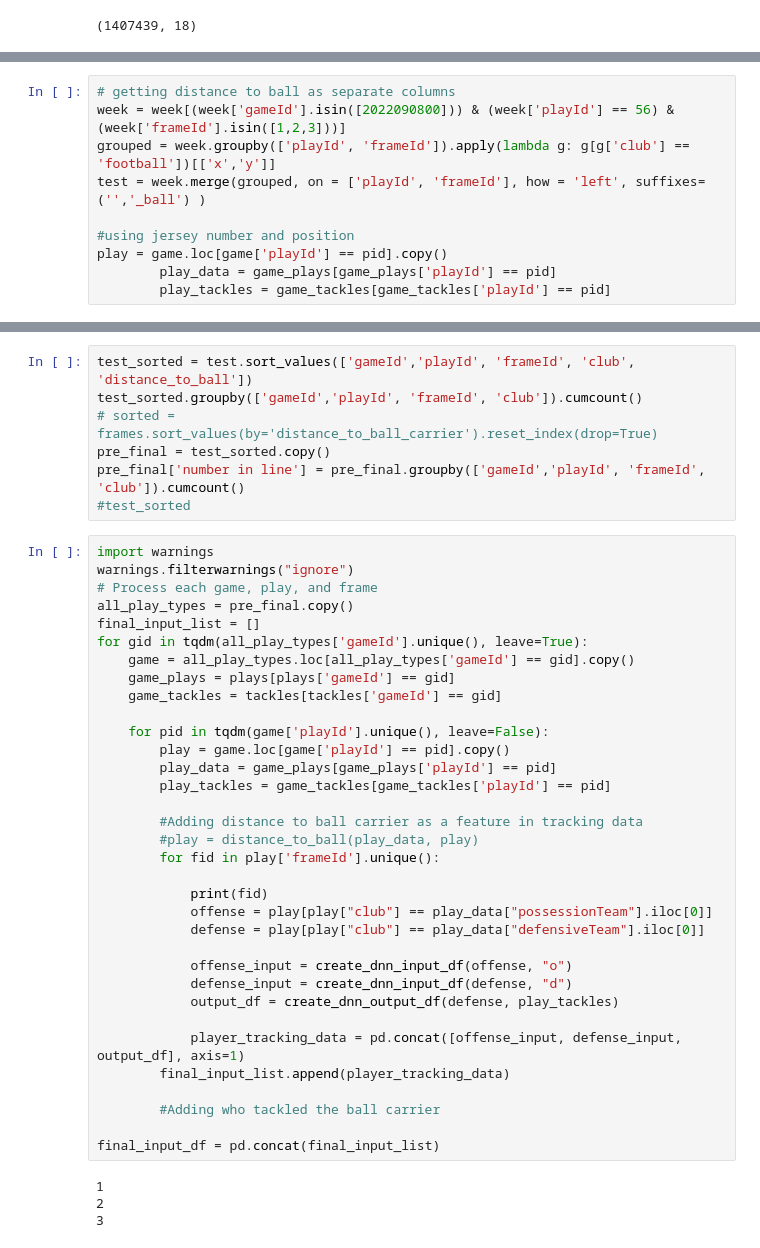
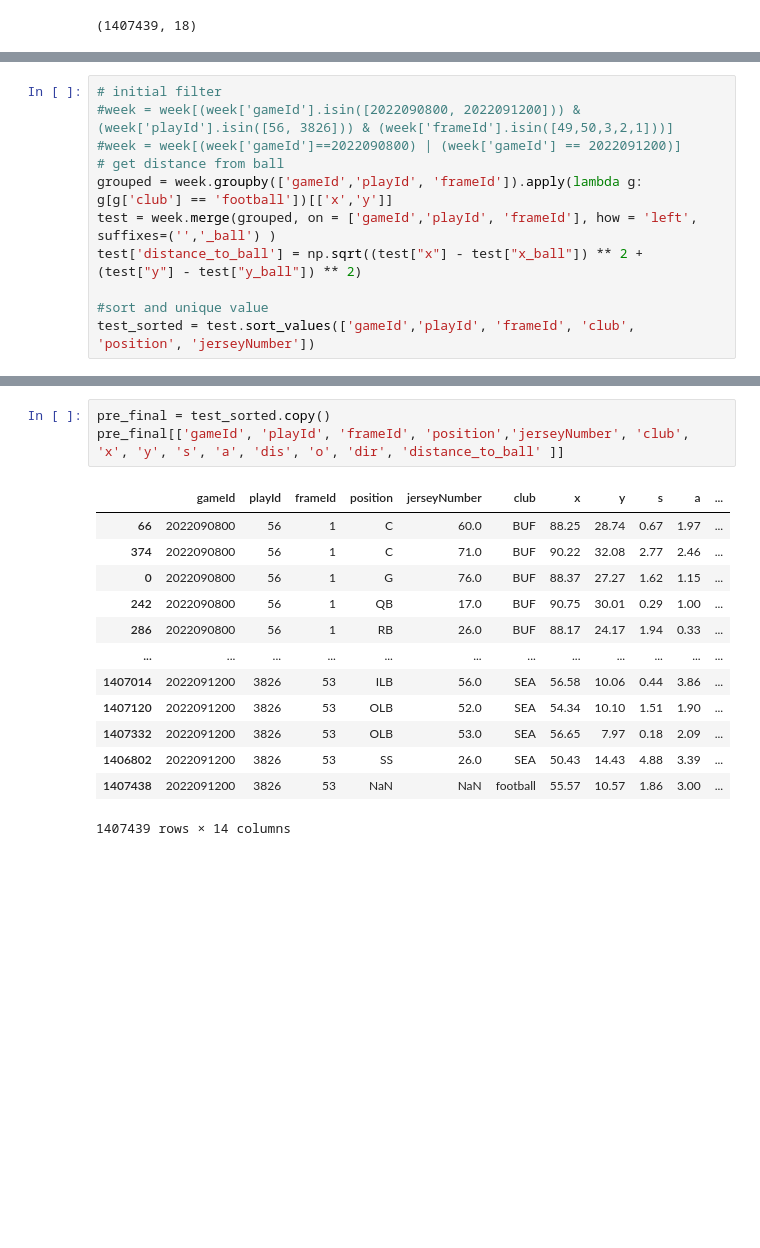
Before and after one commit to edzwil/big-data-bowl-2024, a Jupyter notebook: all_plays.ipynb, the cells around one changed output, grey strips where cells are left out. Saved outputs shown, nothing was run; the diff lists cells and outputs as text; blank space fills up the shorter version.

Commit message:
pt1: final input df

```diff
--- a/all_plays.ipynb
+++ b/all_plays.ipynb
@@ -127,10 +26,11 @@ Iterating through each Play
 # %%
-# getting distance to ball as separate columns
-week = week[(week['gameId'].isin([2022090800])) & (week['playId'] == 56) & (week['frameId'].isin([1,2,3]))]
-grouped = week.groupby(['playId', 'frameId']).apply(lambda g: g[g['club'] == 'football'])[['x','y']]
-test = week.merge(grouped, on = ['playId', 'frameId'], how = 'left', suffixes=('','_ball') )
+# initial filter
+#week = week[(week['gameId'].isin([2022090800, 2022091200])) & (week['playId'].isin([56, 3826])) & (week['frameId'].isin([49,50,3,2,1]))]
+#week = week[(week['gameId']==2022090800) | (week['gameId'] == 2022091200)]
+# get distance from ball
+grouped = week.groupby(['gameId','playId', 'frameId']).apply(lambda g: g[g['club'] == 'football'])[['x','y']]
+test = week.merge(grouped, on = ['gameId','playId', 'frameId'], how = 'left', suffixes=('','_ball') )
+test['distance_to_ball'] = np.sqrt((test["x"] - test["x_ball"]) ** 2 + (test["y"] - test["y_ball"]) ** 2)
 
-#using jersey number and position
-play = game.loc[game['playId'] == pid].copy()
-        play_data = game_plays[game_plays['playId'] == pid]
-        play_tackles = game_tackles[game_tackles['playId'] == pid]
+#sort and unique value
+test_sorted = test.sort_values(['gameId','playId', 'frameId', 'club', 'position', 'jerseyNumber'])
@@ -158,45 +37,17 @@ test['distance_to_ball'] = np.sqrt(
-# %%
-test_sorted = test.sort_values(['gameId','playId', 'frameId', 'club', 'distance_to_ball'])
-test_sorted.groupby(['gameId','playId', 'frameId', 'club']).cumcount()
-# sorted = frames.sort_values(by='distance_to_ball_carrier').reset_index(drop=True)
-pre_final = test_sorted.copy()
-pre_final['number in line'] = pre_final.groupby(['gameId','playId', 'frameId', 'club']).cumcount()
-#test_sorted
-# %%
-import warnings
-warnings.filterwarnings("ignore")
-# Process each game, play, and frame
-all_play_types = pre_final.copy()
-final_input_list = []
-for gid in tqdm(all_play_types['gameId'].unique(), leave=True):
-    game = all_play_types.loc[all_play_types['gameId'] == gid].copy()
-    game_plays = plays[plays['gameId'] == gid]
-    game_tackles = tackles[tackles['gameId'] == gid]
-
-    for pid in tqdm(game['playId'].unique(), leave=False):
-        play = game.loc[game['playId'] == pid].copy()
-        play_data = game_plays[game_plays['playId'] == pid]
-        play_tackles = game_tackles[game_tackles['playId'] == pid]
-
-        #Adding distance to ball carrier as a feature in tracking data
-        #play = distance_to_ball(play_data, play)
-        for fid in play['frameId'].unique():
-
-            print(fid)
-            offense = play[play["club"] == play_data["possessionTeam"].iloc[0]]
-            defense = play[play["club"] == play_data["defensiveTeam"].iloc[0]]
-
-            offense_input = create_dnn_input_df(offense, "o")
-            defense_input = create_dnn_input_df(defense, "d")
-            output_df = create_dnn_output_df(defense, play_tackles)
-
-            player_tracking_data = pd.concat([offense_input, defense_input, output_df], axis=1)
-        final_input_list.append(player_tracking_data)
-
-        #Adding who tackled the ball carrier
-
-final_input_df = pd.concat(final_input_list)
-# %% [output]
-1
-2
-3
+# %%
+pre_final = test_sorted.copy()
+pre_final[['gameId', 'playId', 'frameId', 'position','jerseyNumber', 'club', 'x', 'y', 's', 'a', 'dis', 'o', 'dir', 'distance_to_ball' ]]
+# %% [output]
+|  | gameId | playId | frameId | position | jerseyNumber | club | x | y | s | a | ... |
+| 66 | 2022090800 | 56 | 1 | C | 60.0 | BUF | 88.25 | 28.74 | 0.67 | 1.97 | ... |
+| 374 | 2022090800 | 56 | 1 | C | 71.0 | BUF | 90.22 | 32.08 | 2.77 | 2.46 | ... |
+| 0 | 2022090800 | 56 | 1 | G | 76.0 | BUF | 88.37 | 27.27 | 1.62 | 1.15 | ... |
+| 242 | 2022090800 | 56 | 1 | QB | 17.0 | BUF | 90.75 | 30.01 | 0.29 | 1.00 | ... |
+| 286 | 2022090800 | 56 | 1 | RB | 26.0 | BUF | 88.17 | 24.17 | 1.94 | 0.33 | ... |
+| ... | ... | ... | ... | ... | ... | ... | ... | ... | ... | ... | ... |
+| 1407014 | 2022091200 | 3826 | 53 | ILB | 56.0 | SEA | 56.58 | 10.06 | 0.44 | 3.86 | ... |
+| 1407120 | 2022091200 | 3826 | 53 | OLB | 52.0 | SEA | 54.34 | 10.10 | 1.51 | 1.90 | ... |
+| 1407332 | 2022091200 | 3826 | 53 | OLB | 53.0 | SEA | 56.65 | 7.97 | 0.18 | 2.09 | ... |
+| 1406802 | 2022091200 | 3826 | 53 | SS | 26.0 | SEA | 50.43 | 14.43 | 4.88 | 3.39 | ... |
+| 1407438 | 2022091200 | 3826 | 53 | NaN | NaN | football | 55.57 | 10.57 | 1.86 | 3.00 | ... |
+1407439 rows × 14 columns
```
Also changed, not shown: parts of 26 cells of this notebook.
